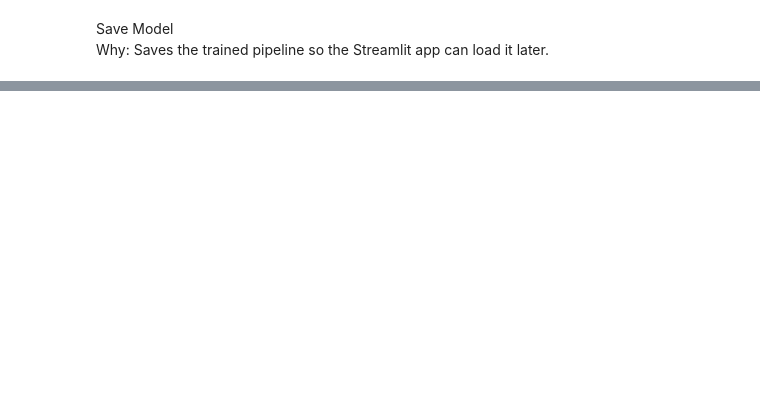
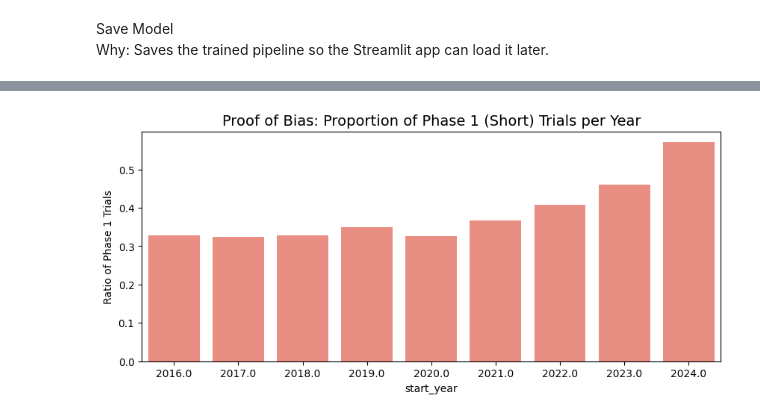
Before and after one commit to delaunan/clintrialpredict, a Jupyter notebook: notebooks/nicolas/baseline_model.ipynb, the cells around one changed output, grey strips where cells are left out. Drawn from its saved outputs; the diff is of its cells as text; code cells hidden in the pictures; blank space fills up the shorter version.

Commit message:
additional features to offset phase I bais

```diff
--- a/notebooks/nicolas/baseline_model.ipynb
+++ b/notebooks/nicolas/baseline_model.ipynb
@@ -237,0 +364,99 @@ Why: Saves the trained pipeline so the Streamlit app can load it later.
+# %%
+import matplotlib.pyplot as plt
+import seaborn as sns
+import pandas as pd
+import numpy as np
+from sklearn.base import clone
+from sklearn.metrics import roc_auc_score
+
+# --- PART 1: PROVING THE BIAS ---
+# Let's calculate the average duration of trials in your dataset per year
+# We approximate duration = (Current Date or Completion Date) - Start Date
+# Since we don't have completion date easily available in X_test,
+# we can infer "Shortness" by the proportion of Phase 1 trials.
+
+print("Checking for Data Maturity Bias...")
+bias_check = df.groupby('start_year')['phase'].apply(lambda x: (x == 'PHASE1').mean()).reset_index(name='Phase1_Ratio')
+bias_check = bias_check[bias_check['start_year'] >= 2016]
+
+plt.figure(figsize=(10, 4))
+sns.barplot(data=bias_check, x='start_year', y='Phase1_Ratio', color='salmon')
+plt.title("Proof of Bias: Proportion of Phase 1 (Short) Trials per Year", fontsize=14)
+plt.ylabel("Ratio of Phase 1 Trials")
+plt.show()
+print("If the bars go UP in 2023/2024, your test set is becoming 'easier' (more short trials).")
+
+
+# --- PART 2: MITIGATION (Running Analysis on Phase 2/3 Only) ---
+# This attempts to compare "Apples to Apples" by removing the short Phase 1s.
+
+def plot_mitigated_vintage(pipeline, df, start_cutoff=2016, iterations=7):
+    # NOTE: We stop at 2022 (iterations=7) to avoid the very immature 2023/24 data
+    results = []
+    cutoffs = [start_cutoff + i for i in range(iterations)]
+
+    print(f"\nRunning Mitigated Analysis (Phase 2/3 Only, up to 2022)...")
+
+    # FILTER: Keep only Phase 2 and 3 for this analysis
+    # We assume 'phase' column exists in df.
+    # Adjust values based on your specific encoding (e.g., 'PHASE2', 'PHASE3')
+    complex_trials_df = df[df['phase'].isin(['PHASE2', 'PHASE3', 'PHASE2/PHASE3'])].copy()
+
+    for cutoff in cutoffs:
+        train_mask = complex_trials_df['start_year'] < cutoff
+        test_mask = complex_trials_df['start_year'] >= cutoff
+
+        train_df = complex_trials_df[train_mask]
+        future_df = complex_trials_df[test_mask]
+
+        if len(future_df) < 50: break
+
+        X_train = train_df.drop(columns=['target', 'overall_status', 'nct_id'])
+        y_train = train_df['target']
+
+        current_model = clone(pipeline)
+        current_model.fit(X_train, y_train)
+
+        future_years = sorted(future_df['start_year'].unique())
+
+        for test_year in future_years:
+            # STOP analysis at 2022 to avoid the "incomplete data" tail
+            if test_year > 2022:
+                continue
+
+            year_data = future_df[future_df['start_year'] == test_year]
+
+            if len(year_data) < 50 or year_data['target'].nunique() < 2:
+                continue
+
+            X_test = year_data.drop(columns=['target', 'overall_status', 'nct_id'])
+            y_test = year_data['target']
+
+            probs = current_model.predict_proba(X_test)[:, 1]
+            auc = roc_auc_score(y_test, probs)
+
+            results.append({
+                'Model Version': f"Train < {cutoff}",
+                'Test Year': int(test_year),
+                'AUC': auc
+            })
+
+    # Plot
+    if not results:
+        print("No results. Check your Phase column values.")
+        return
+
+    res_df = pd.DataFrame(results)
+
+    plt.figure(figsize=(12, 6))
+    sns.lineplot(data=res_df, x='Test Year', y='AUC', hue='Model Version', marker='o', palette='viridis')
+    plt.title("Mitigated Vintage Analysis (Phase 2/3 Only, Excluding 2023+)", fontsize=14)
+    plt.ylim(0.5, 1.0)
+    plt.grid(True, alpha=0.3)
+    plt.legend(bbox_to_anchor=(1.05, 1), loc='upper left')
+    plt.tight_layout()
+    plt.show()
+
+# Run Mitigation
+plot_mitigated_vintage(model, df, start_cutoff=2016, iterations=7)
+# %% [output]
@@ -237,0 +464 @@ Why: Saves the trained pipeline so the Streamlit app can load it later.
+[figure, added]
```
Also changed, not shown: parts of 14 cells of this notebook, 7 other files.
